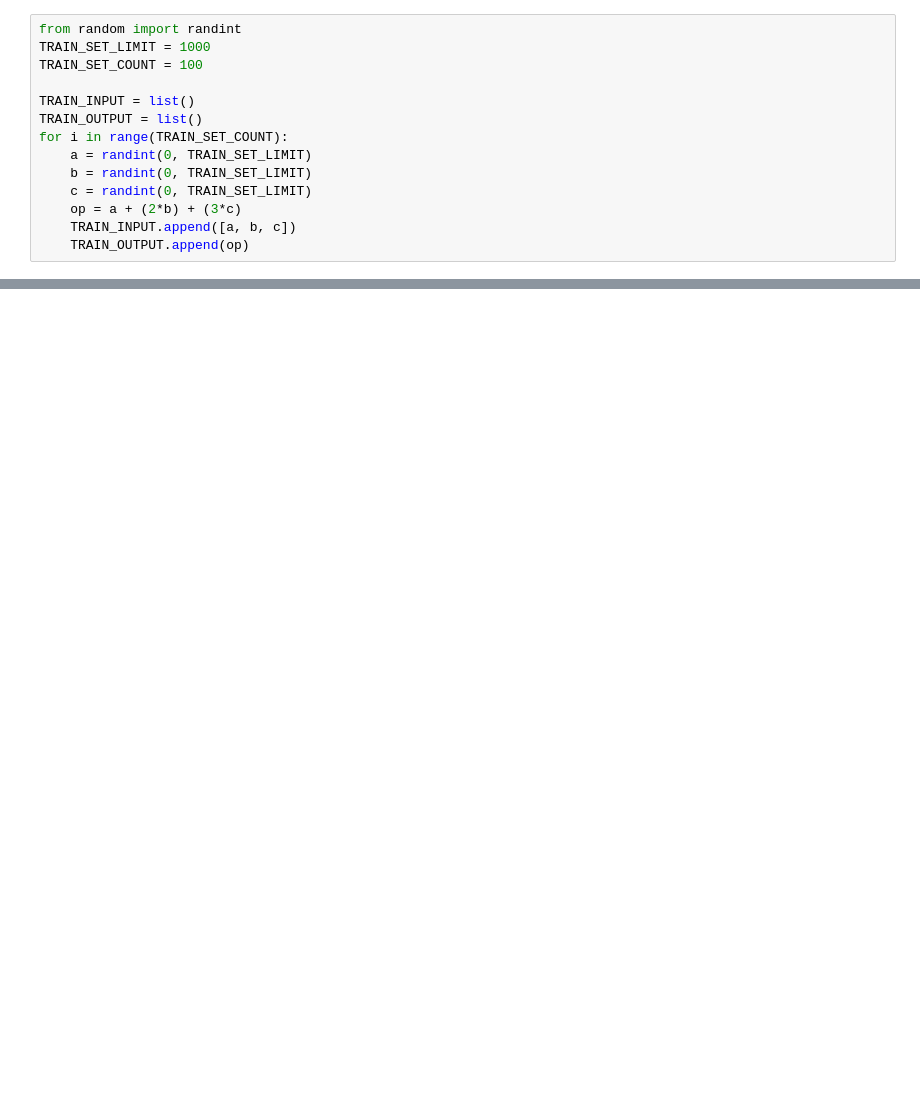
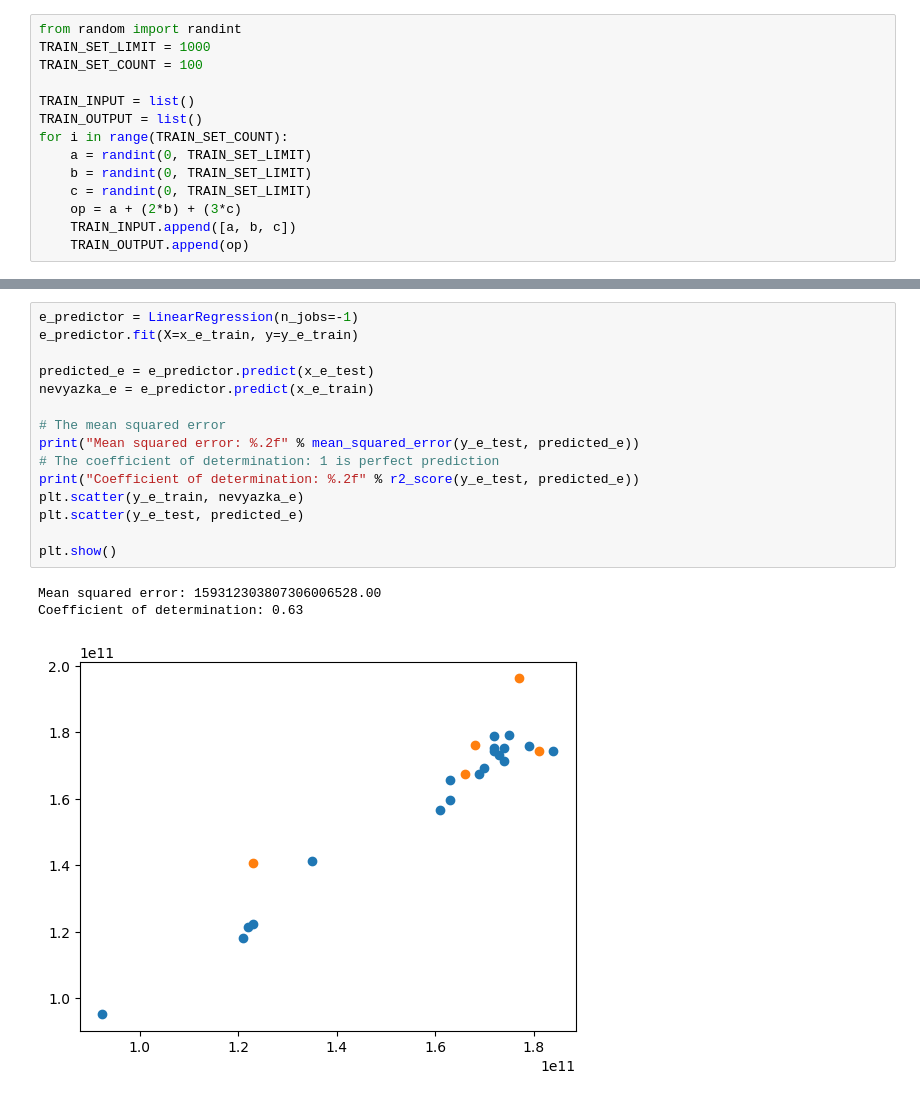
Before and after one commit to seventil/home_utils, a Jupyter notebook: test_ml/test_ml.ipynb, the cells around one changed output, grey strips where cells are left out. Drawn from its saved outputs; the diff is of its cells as text; blank space fills up the shorter version.

```diff
--- a/test_ml/test_ml.ipynb
+++ b/test_ml/test_ml.ipynb
@@ -30,0 +104,19 @@ Coefficients : [1. 2. 3.]
+# %%
+e_predictor = LinearRegression(n_jobs=-1)
+e_predictor.fit(X=x_e_train, y=y_e_train)
+
+predicted_e = e_predictor.predict(x_e_test)
+nevyazka_e = e_predictor.predict(x_e_train)
+
+# The mean squared error
+print("Mean squared error: %.2f" % mean_squared_error(y_e_test, predicted_e))
+# The coefficient of determination: 1 is perfect prediction
+print("Coefficient of determination: %.2f" % r2_score(y_e_test, predicted_e))
+plt.scatter(y_e_train, nevyazka_e)
+plt.scatter(y_e_test, predicted_e)
+
+plt.show()
+# %% [output]
+Mean squared error: 159312303807306006528.00
+Coefficient of determination: 0.63
+[figure, added]
```
Also changed, not shown: parts of 8 cells of this notebook, 13 other files.
